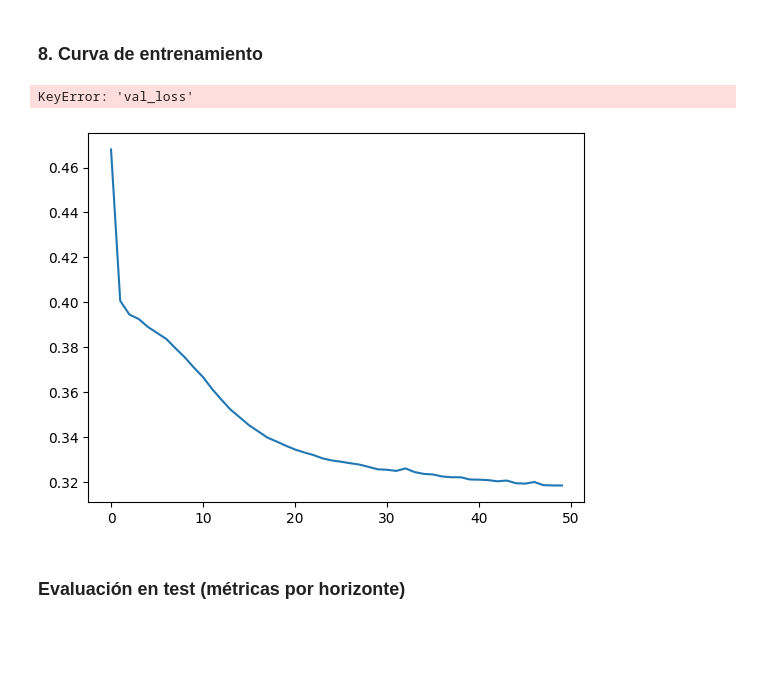
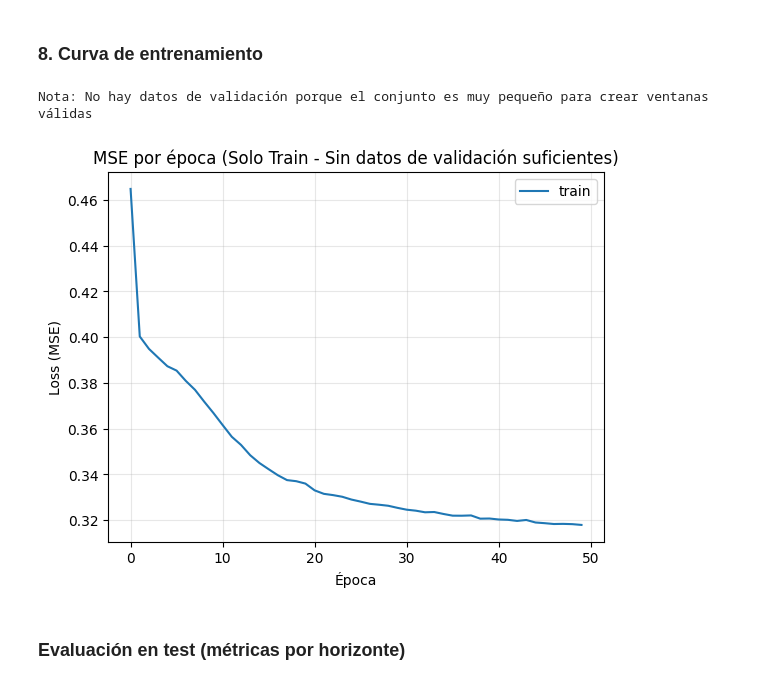
Before and after one commit to Diegoval-Dev/DeL-Lab8, a Jupyter notebook: Laboratorio8.ipynb, the cells around one changed output. Cells and saved outputs as stored; diff of their text form; code cells hidden in the pictures; blank space fills up the shorter version.

```diff
--- a/Laboratorio8.ipynb
+++ b/Laboratorio8.ipynb
@@ -143,8 +130,7 @@ Series: 500
 # Coerción y saneo mínimo
 df["sales"] = pd.to_numeric(df["sales"], errors="coerce")
 df = df.dropna(subset=["sales"])
-df["sales"] = df["sales"].astype(np.float32**División temporal (train/val/test)**
-La consigna exige que el **test sean los 3 meses más recientes**. Se separa por fecha (time-based split). :contentReference[oaicite:9]{index=9}
+df["sales"] = df["sales"].astype(np.float32)
 # %% [markdown]
 **División temporal (train/val/test)**
 La consigna exige que el **test sean los 3 meses más recientes**. Se separa por fecha (time-based split).
@@ -345,12 +331,23 @@ Epoch 6/50
 # %%
 plt.figure()
 plt.plot(history.history["loss"], label="train")
-plt.plot(history.history["val_loss"], label="val")
-plt.title("MSE por época")
-plt.legend(); plt.show()
+
+# Solo graficar val_loss si existe en el history
+if "val_loss" in history.history:
+    plt.plot(history.history["val_loss"], label="val")
+    plt.title("MSE por época (Train y Validation)")
+else:
+    plt.title("MSE por época (Solo Train - Sin datos de validación suficientes)")
+    print("Nota: No hay datos de validación porque el conjunto es muy pequeño para crear ventanas válidas")
+
+plt.xlabel("Época")
+plt.ylabel("Loss (MSE)")
+plt.legend()
+plt.grid(True, alpha=0.3)
+plt.show()
 # %% [output]
-KeyError: 'val_loss'
+Nota: No hay datos de validación porque el conjunto es muy pequeño para crear ventanas válidas
-[figure, old version]
+[figure, new version]
 # %% [markdown]
 ### Evaluación en test (métricas por horizonte)
 # %%
```
Also changed, not shown: parts of 5 cells of this notebook, 2 other files.
